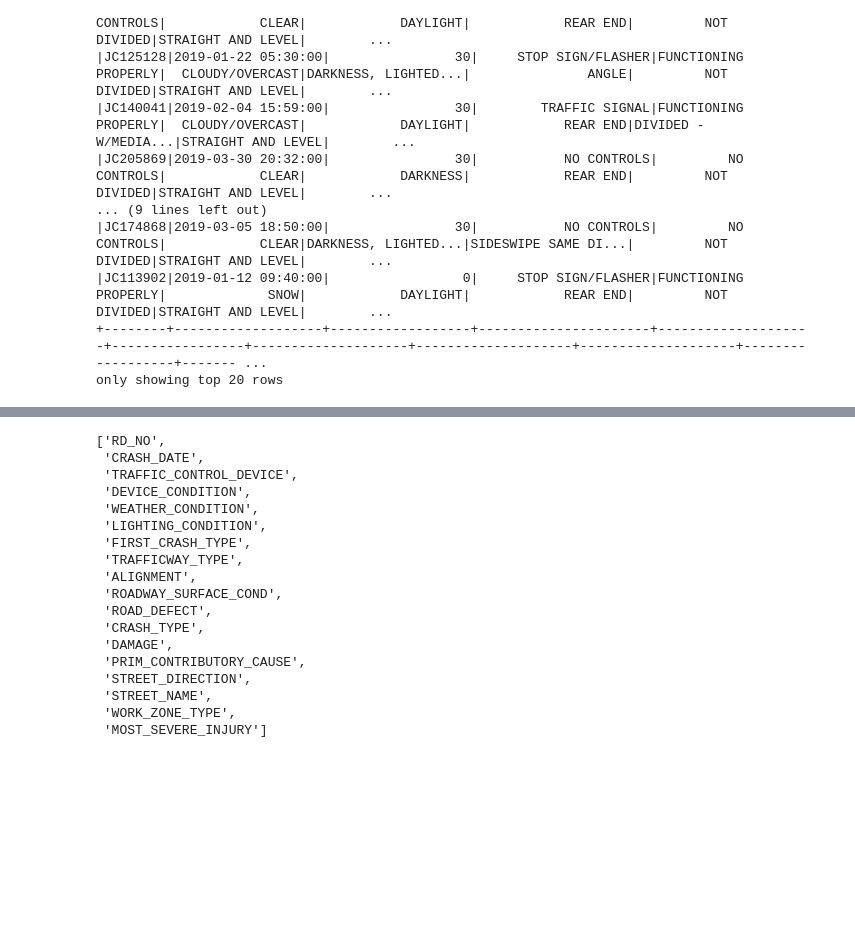
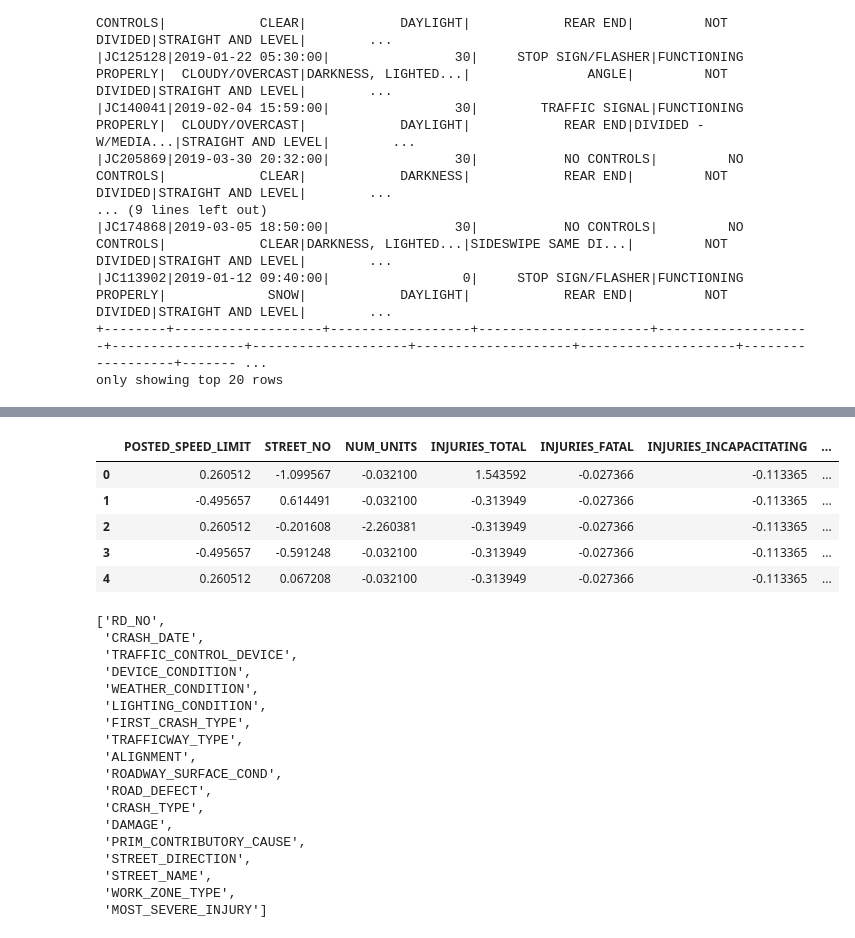
Before and after one commit to SyedFarman/Chicago_Traffic_Crashes, a Jupyter notebook: Main.ipynb, the cells around one changed output, grey strips where cells are left out. Drawn from its saved outputs; the diff is of its cells as text; code cells hidden in the pictures; blank space fills up the shorter version.

```diff
--- a/Main.ipynb
+++ b/Main.ipynb
@@ -554,3 +594,45 @@ num_transform = Pipeline([('imputer', SimpleImputer(strategy='median')),
+# %%
+# Scaling the numeric columns
+crash_data_scaled = StandardScaler().fit_transform(df4[['POSTED_SPEED_LIMIT',
+ 'STREET_NO',
+ 'NUM_UNITS',
+ 'INJURIES_TOTAL',
+ 'INJURIES_FATAL',
+ 'INJURIES_INCAPACITATING',
+ 'CRASH_HOUR',
+ 'CRASH_DAY_OF_WEEK',
+ 'CRASH_MONTH',
+ 'LATITUDE',
+ 'LONGITUDE',
+ 'CRASH_YEAR',
+ 'INJURY_CAT',
+ 'year']])
+
+# Creating a DataFrame with with the scaled data
+df_crash_transformed = pd.DataFrame(crash_data_scaled, columns=['POSTED_SPEED_LIMIT',
+ 'STREET_NO',
+ 'NUM_UNITS',
+ 'INJURIES_TOTAL',
+ 'INJURIES_FATAL',
+ 'INJURIES_INCAPACITATING',
+ 'CRASH_HOUR',
+ 'CRASH_DAY_OF_WEEK',
+ 'CRASH_MONTH',
+ 'LATITUDE',
+ 'LONGITUDE',
+ 'CRASH_YEAR',
+ 'INJURY_CAT',
+ 'year'])
+
+# Display sample data
+df_crash_transformed.head()
+# %% [output]
+|  | POSTED_SPEED_LIMIT | STREET_NO | NUM_UNITS | INJURIES_TOTAL | INJURIES_FATAL | INJURIES_INCAPACITATING | ... |
+| 0 | 0.260512 | -1.099567 | -0.032100 | 1.543592 | -0.027366 | -0.113365 | ... |
+| 1 | -0.495657 | 0.614491 | -0.032100 | -0.313949 | -0.027366 | -0.113365 | ... |
+| 2 | 0.260512 | -0.201608 | -2.260381 | -0.313949 | -0.027366 | -0.113365 | ... |
+| 3 | -0.495657 | -0.591248 | -0.032100 | -0.313949 | -0.027366 | -0.113365 | ... |
+| 4 | 0.260512 | 0.067208 | -0.032100 | -0.313949 | -0.027366 | -0.113365 | ... |
 # %%
 # Encoding catagory variables
 # retrieving list of categorical columns
```
Also changed, not shown: parts of 31 cells of this notebook, 1 other file.
